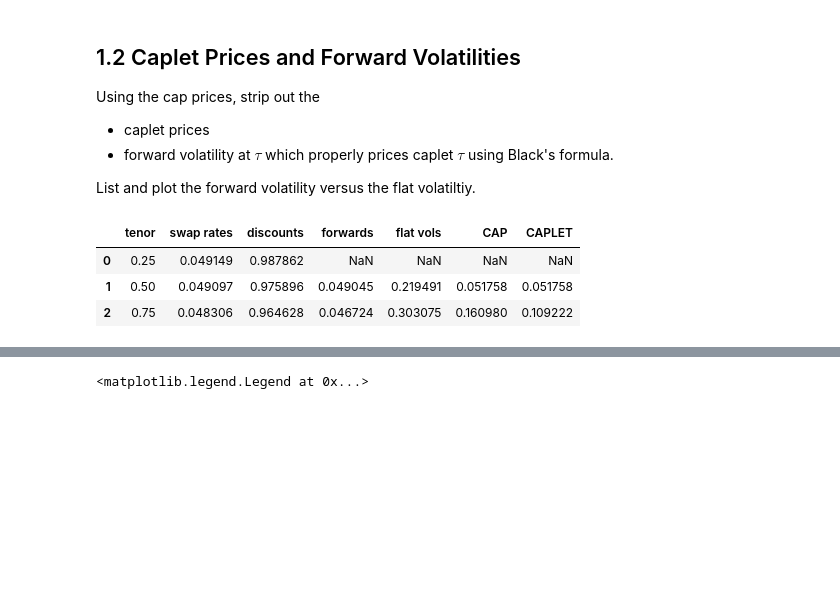
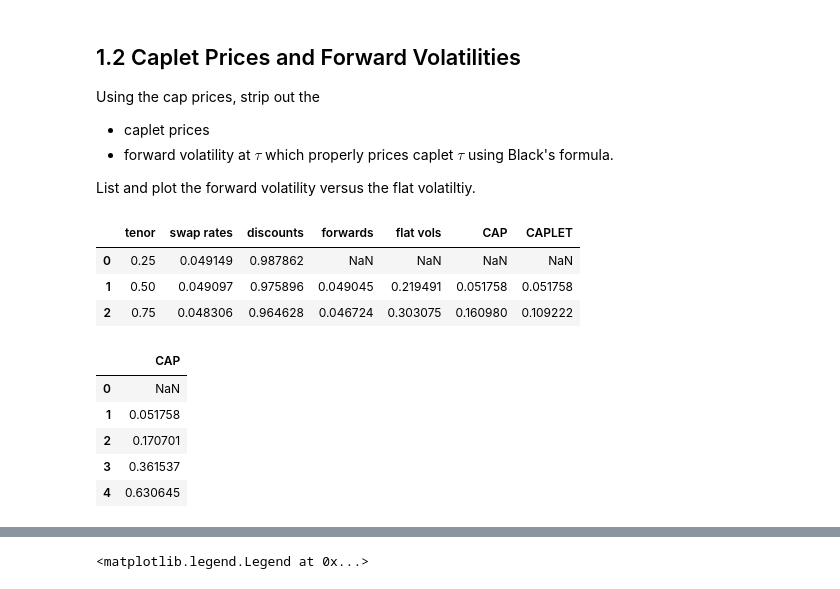
Before and after one commit to dcstein22/finm-fiderivs-2023, a Jupyter notebook: homework/homework_2_redo.ipynb, the cells around one changed output, grey strips where cells are left out. Cells and saved outputs as stored; diff of their text form; code cells hidden in the pictures; blank space fills up the shorter version.

```diff
--- a/homework/homework_2_redo.ipynb
+++ b/homework/homework_2_redo.ipynb
@@ -158,3 +158,20 @@ for i in range(1,len(cap_curves)):
     vol_wrapper = lambda sigma : cap_curves.loc[i,'CAPLET'] - CAP_Floor(discount=cap_curves.loc[i,'discounts'],T = cap_curves.loc[i,'tenor']-.25,spot_rate=cap_curves.loc[i,'forwards'],\
         strike_rate = cap_curves.loc[i,'swap rates'],dt = .25, N = 100, volatility = sigma)
     cap_curves.loc[i,'Forward_Vol'] = fsolve(vol_wrapper,.2)
+# %%
+caps_us_fwd_vol = pd.DataFrame(dtype = float, index = cap_curves.index, columns=['CAP'])
+for i in range(1,len(caps_us_fwd_vol)):
+    price = 0
+    for j in range(1,i+1):
+        price += CAP_Floor(spot_rate=cap_curves.loc[j,'forwards'],strike_rate=cap_curves.loc[i,'swap rates'],volatility=cap_curves.loc[j,'Forward_Vol'],\
+            discount = cap_curves.loc[j,'discounts'],T = cap_curves.loc[j,'tenor']-.25, dt = .25, N =100, caplet = True)
+    caps_us_fwd_vol.loc[i,'CAP']  = price
+# %%
+caps_us_fwd_vol.head()
+# %% [output]
+|  | CAP |
+| 0 | NaN |
+| 1 | 0.051758 |
+| 2 | 0.170701 |
+| 3 | 0.361537 |
+| 4 | 0.630645 |
```
Also changed, not shown: parts of 1 cell of this notebook.
